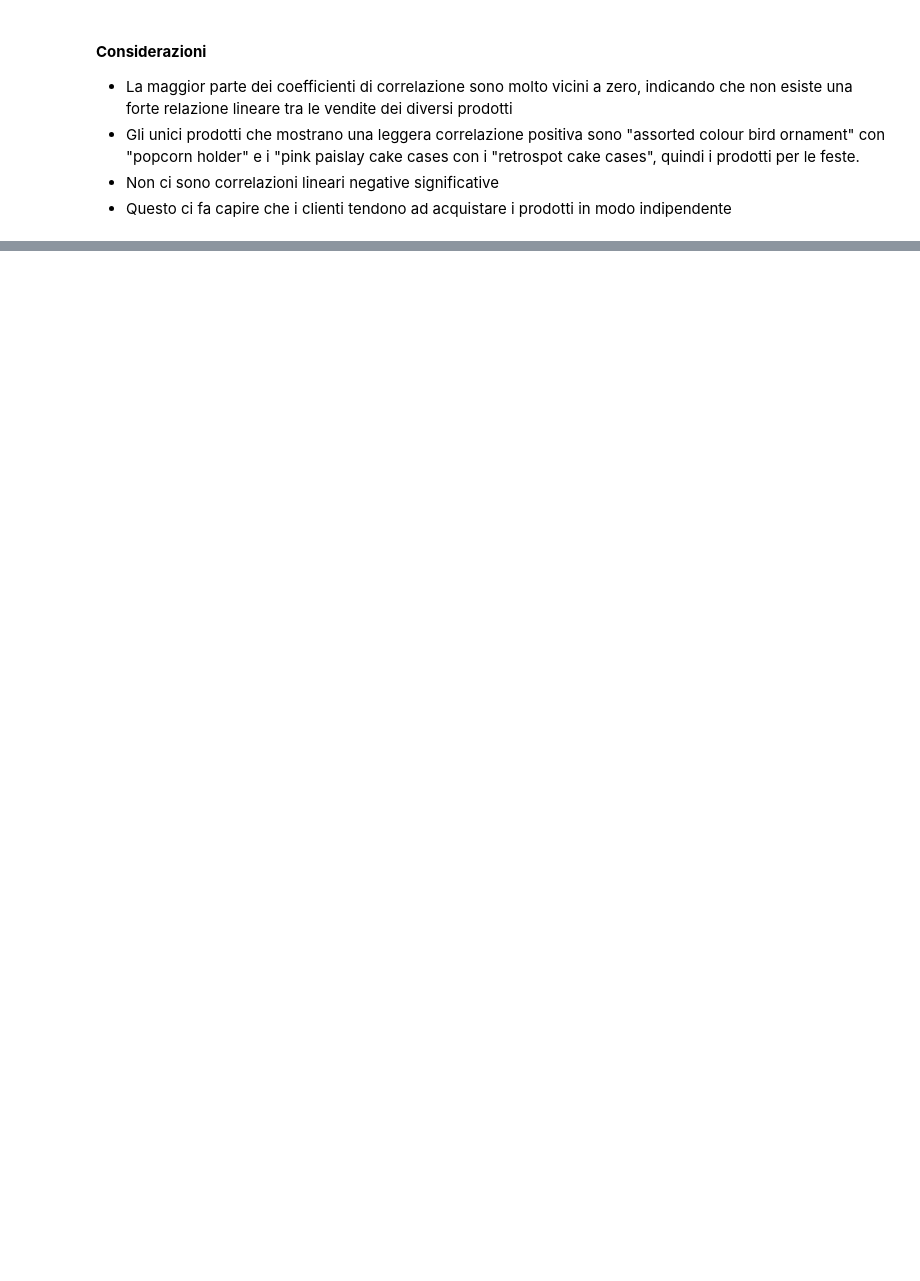
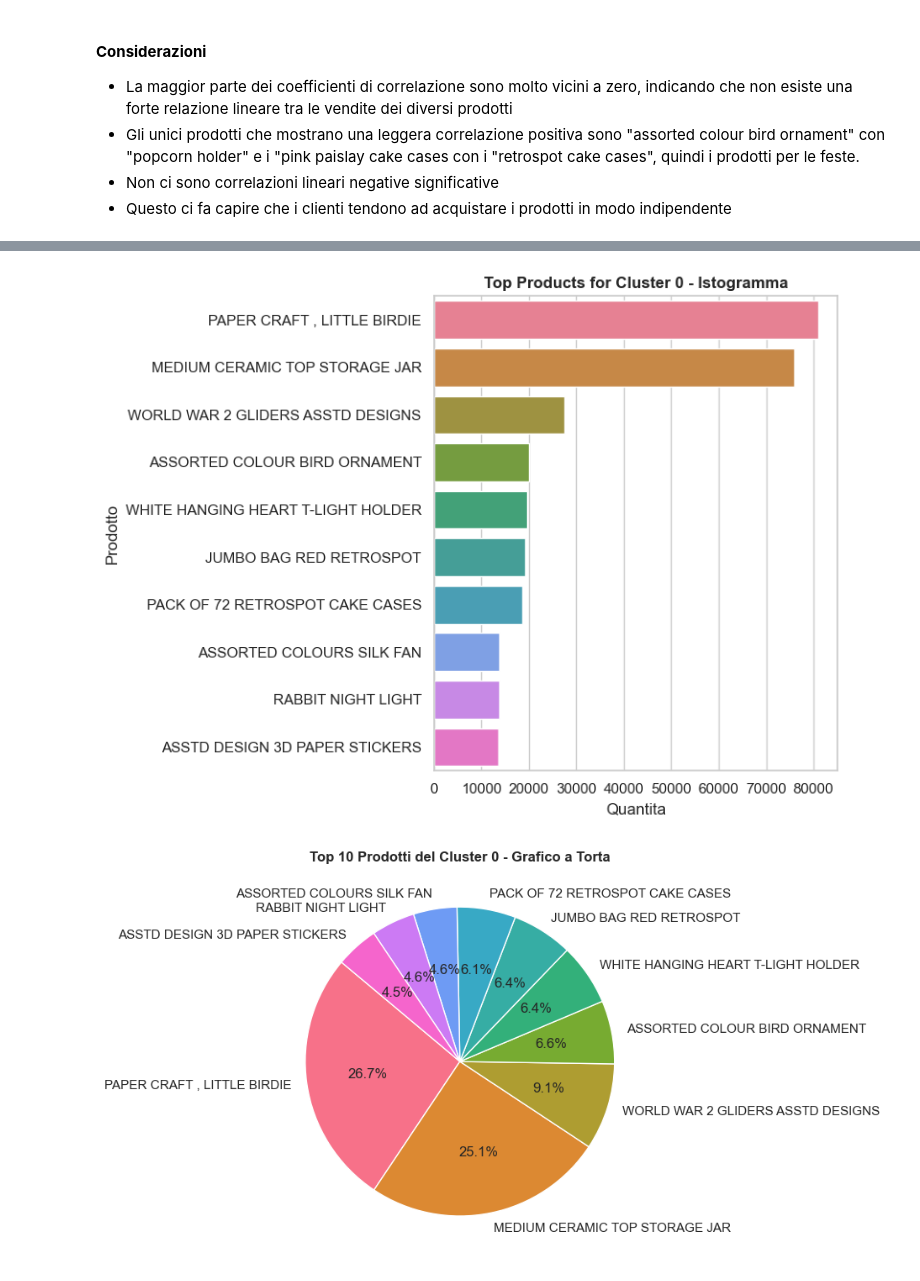
Before and after one commit to alessandrobrunoh/Progetto-Big-Data, a Jupyter notebook: notebook.ipynb, the cells around one changed output, grey strips where cells are left out. Drawn from its saved outputs; the diff is of its cells as text; code cells hidden in the pictures; blank space fills up the shorter version.

```diff
--- a/notebook.ipynb
+++ b/notebook.ipynb
@@ -261,0 +412,12 @@ plt.show()
+# %%
+cluster = 0
+cluster_data = top_products_per_cluster[top_products_per_cluster['Cluster'] == cluster]
+cluster_monthly_data = df_clustered[df_clustered['Cluster'] == cluster]
+
+plot_bar_chart(cluster_data, cluster)
+plot_pie_chart(cluster_data, cluster)
+plot_grouped_bar_chart(cluster_monthly_data, cluster)
+plot_country_distribution(cluster_monthly_data, cluster)
+# %% [output]
+[figure, added]
+[figure, added]
```
Also changed, not shown: parts of 28 cells of this notebook.
